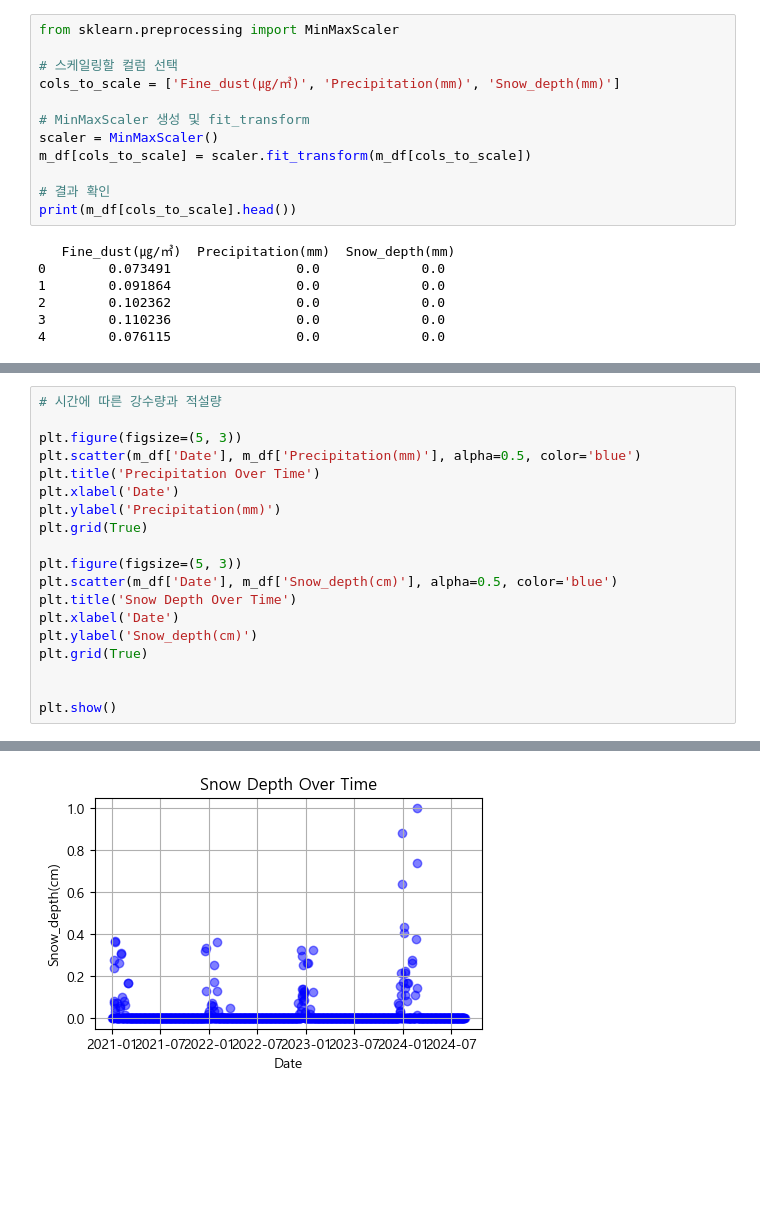
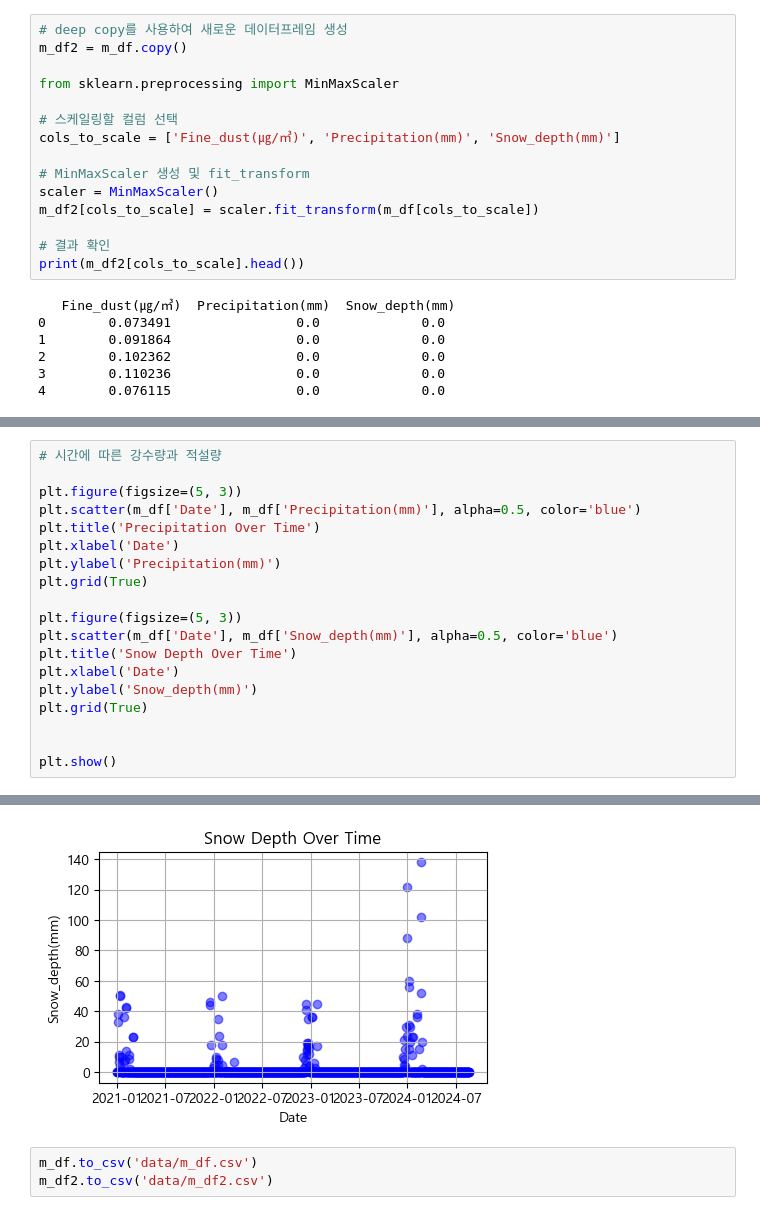
Before and after one commit to mini-project-y/1st_mini_project, a Jupyter notebook: Yuri/p_analysis_Rain_Snow.ipynb, the cells around one changed output, grey strips where cells are left out. Cells and saved outputs as stored; diff of their text form; blank space fills up the shorter version.

Commit message:
Yuri_alnalysis_all_with_graph

```diff
--- a/Yuri/p_analysis_Rain_Snow.ipynb
+++ b/Yuri/p_analysis_Rain_Snow.ipynb
@@ -1241,6 +1262,9 @@ plt.show()
 # %% [markdown]
 - 미세먼지, 강수량, 적설량 시각화
 # %%
+# deep copy를 사용하여 새로운 데이터프레임 생성
+m_df2 = m_df.copy()
+
 from sklearn.preprocessing import MinMaxScaler
 
 # 스케일링할 컬럼 선택
@@ -1248,10 +1272,10 @@ cols_to_scale = ['Fine_dust(㎍/㎥)', 'Precipitation(mm)', 'Snow_depth(mm)']
 
 # MinMaxScaler 생성 및 fit_transform
 scaler = MinMaxScaler()
-m_df[cols_to_scale] = scaler.fit_transform(m_df[cols_to_scale])
+m_df2[cols_to_scale] = scaler.fit_transform(m_df[cols_to_scale])
 
 # 결과 확인
-print(m_df[cols_to_scale].head())
+print(m_df2[cols_to_scale].head())
 # %% [output]
    Fine_dust(㎍/㎥)  Precipitation(mm)  Snow_depth(mm)
 0        0.073491                0.0             0.0
@@ -1312,10 +1368,10 @@ plt.ylabel('Precipitation(mm)')
 plt.grid(True)
 
 plt.figure(figsize=(5, 3))
-plt.scatter(m_df['Date'], m_df['Snow_depth(cm)'], alpha=0.5, color='blue')
+plt.scatter(m_df['Date'], m_df['Snow_depth(mm)'], alpha=0.5, color='blue')
 plt.title('Snow Depth Over Time')
 plt.xlabel('Date')
-plt.ylabel('Snow_depth(cm)')
+plt.ylabel('Snow_depth(mm)')
 plt.grid(True)
 
 
@@ -1325 +1381,4 @@ plt.show()
-[figure, old version]
+[figure, new version]
+# %%
+m_df.to_csv('data/m_df.csv')
+m_df2.to_csv('data/m_df2.csv')
```
Also changed, not shown: parts of 13 cells of this notebook, 2 other files.
